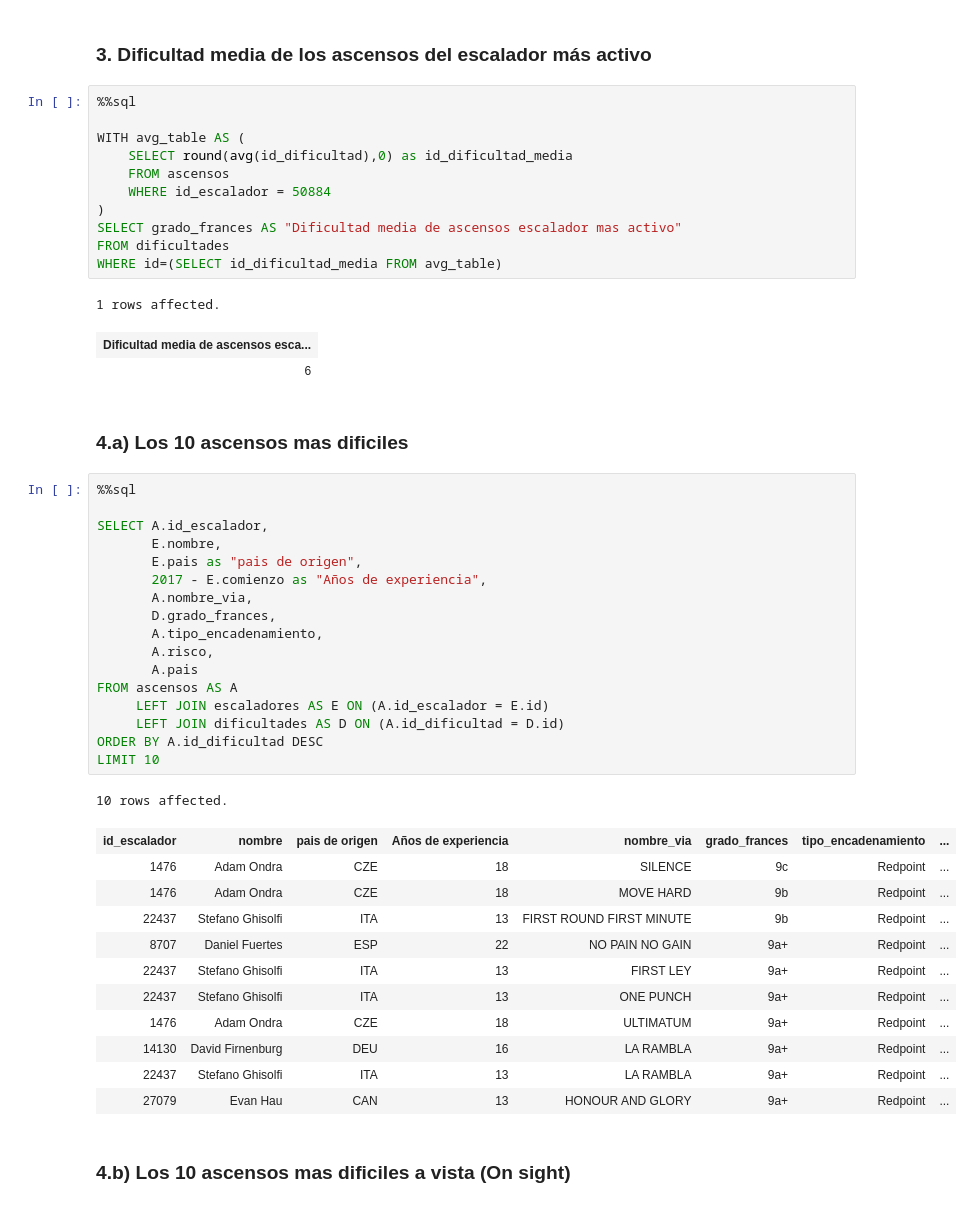
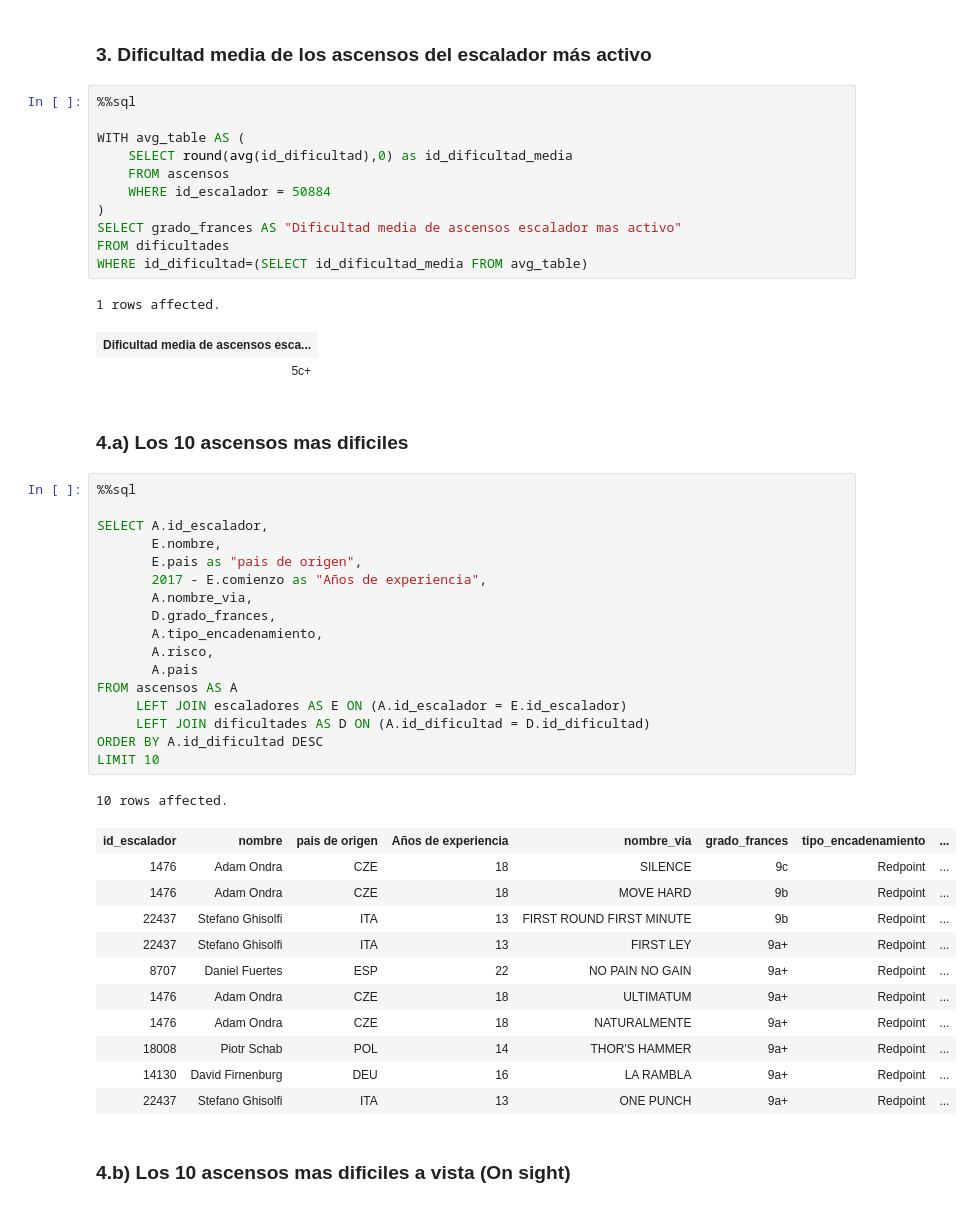
Before and after one commit to jmsanchezff/datahack_practica_bbdd, a Jupyter notebook: PostgreSQL.ipynb, the cells around one changed output. Cells and saved outputs as stored; diff of their text form.

```diff
--- a/PostgreSQL.ipynb
+++ b/PostgreSQL.ipynb
@@ -314,43 +329,43 @@ WITH avg_table AS (
 )
 SELECT grado_frances AS "Dificultad media de ascensos escalador mas activo"
 FROM dificultades
-WHERE id=(SELECT id_dificultad_media FROM avg_table)
+WHERE id_dificultad=(SELECT id_dificultad_media FROM avg_table)
 # %% [output]
 1 rows affected.
 | Dificultad media de ascensos esca... |
-| 6 |
+| 5c+ |
 # %% [markdown]
 ### 4.a) Los 10 ascensos mas dificiles
 # %%
 %%sql
 
 SELECT A.id_escalador,
        E.nombre,
        E.pais as "pais de origen",
        2017 - E.comienzo as "Años de experiencia",
        A.nombre_via,
        D.grado_frances,
        A.tipo_encadenamiento,
        A.risco,
        A.pais
 FROM ascensos AS A
-     LEFT JOIN escaladores AS E ON (A.id_escalador = E.id)
-     LEFT JOIN dificultades AS D ON (A.id_dificultad = D.id)
+     LEFT JOIN escaladores AS E ON (A.id_escalador = E.id_escalador)
+     LEFT JOIN dificultades AS D ON (A.id_dificultad = D.id_dificultad)
 ORDER BY A.id_dificultad DESC
 LIMIT 10
 # %% [output]
 10 rows affected.
 | id_escalador | nombre | pais de origen | Años de experiencia | nombre_via | grado_frances | tipo_encadenamiento | ... |
 | 1476 | Adam Ondra | CZE | 18 | SILENCE | 9c | Redpoint | ... |
 | 1476 | Adam Ondra | CZE | 18 | MOVE HARD | 9b | Redpoint | ... |
 | 22437 | Stefano Ghisolfi | ITA | 13 | FIRST ROUND FIRST MINUTE | 9b | Redpoint | ... |
+| 22437 | Stefano Ghisolfi | ITA | 13 | FIRST LEY | 9a+ | Redpoint | ... |
 | 8707 | Daniel Fuertes | ESP | 22 | NO PAIN NO GAIN | 9a+ | Redpoint | ... |
-| 22437 | Stefano Ghisolfi | ITA | 13 | FIRST LEY | 9a+ | Redpoint | ... |
+| 1476 | Adam Ondra | CZE | 18 | ULTIMATUM | 9a+ | Redpoint | ... |
+| 1476 | Adam Ondra | CZE | 18 | NATURALMENTE | 9a+ | Redpoint | ... |
+| 18008 | Piotr Schab | POL | 14 | THOR'S HAMMER | 9a+ | Redpoint | ... |
+| 14130 | David Firnenburg | DEU | 16 | LA RAMBLA | 9a+ | Redpoint | ... |
 | 22437 | Stefano Ghisolfi | ITA | 13 | ONE PUNCH | 9a+ | Redpoint | ... |
-| 1476 | Adam Ondra | CZE | 18 | ULTIMATUM | 9a+ | Redpoint | ... |
-| 14130 | David Firnenburg | DEU | 16 | LA RAMBLA | 9a+ | Redpoint | ... |
-| 22437 | Stefano Ghisolfi | ITA | 13 | LA RAMBLA | 9a+ | Redpoint | ... |
-| 27079 | Evan Hau | CAN | 13 | HONOUR AND GLORY | 9a+ | Redpoint | ... |
 # %% [markdown]
 ### 4.b) Los 10 ascensos mas dificiles a vista (On sight)
 # %%
```
Also changed, not shown: parts of 29 cells of this notebook, 1 other file.
